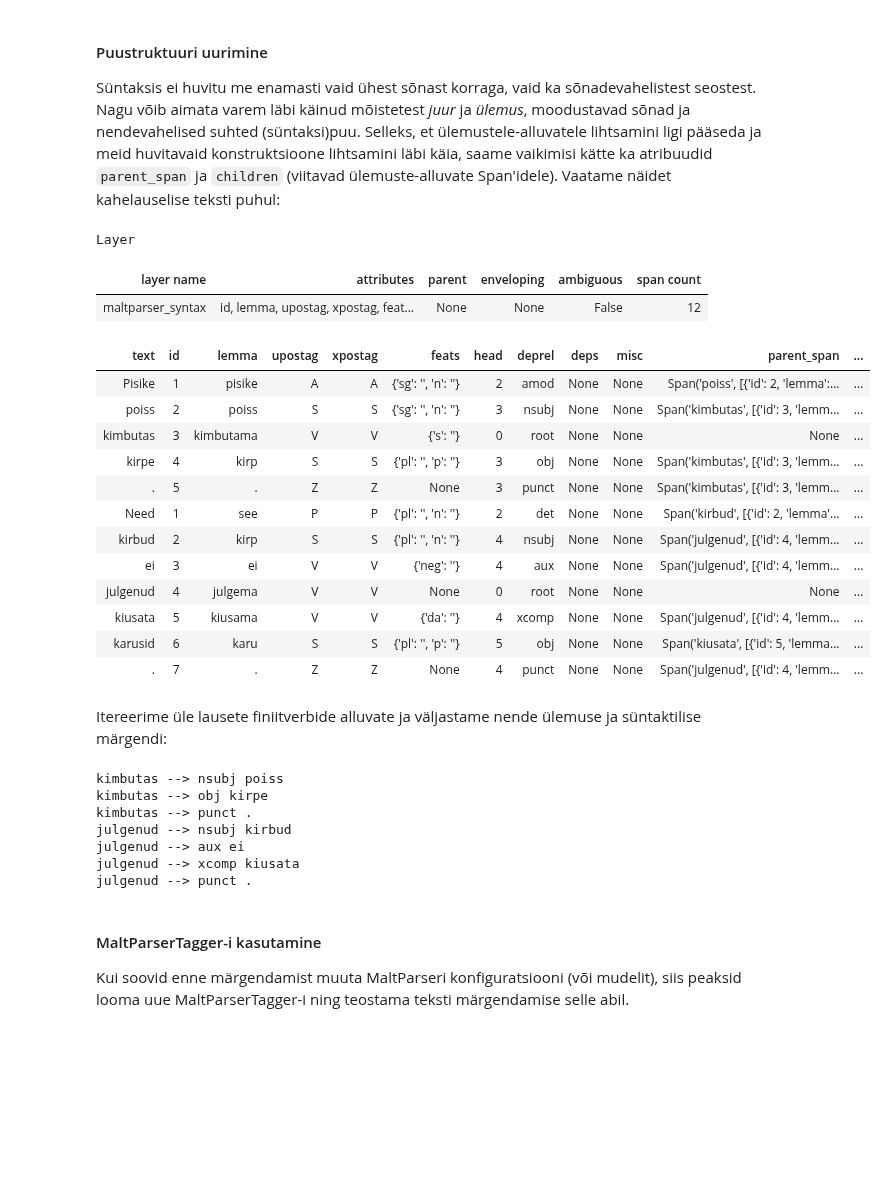
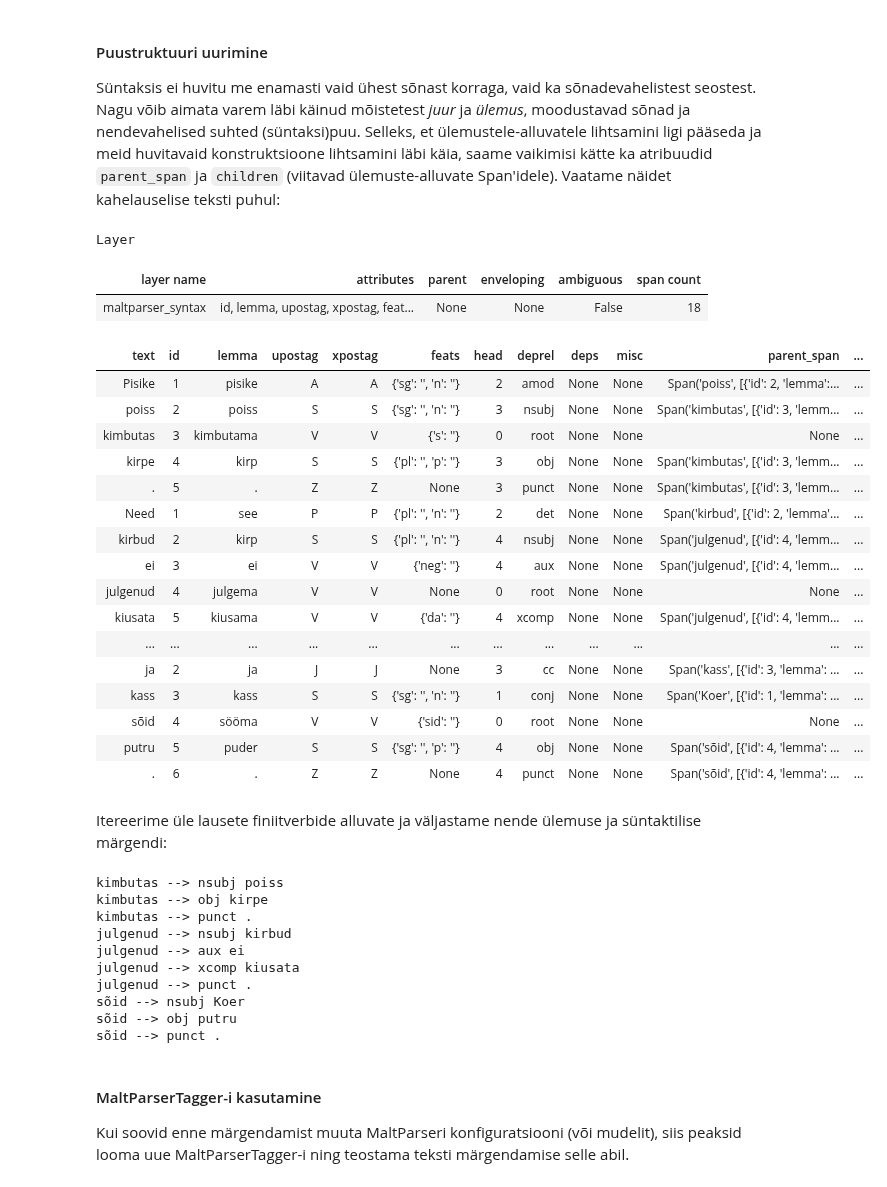
Before and after one commit to d009/EstNLP, a Jupyter notebook: Praktikum8/Praktikum_8.ipynb, the cells around one changed output. Saved outputs shown, nothing was run; the diff lists cells and outputs as text; code cells hidden in the pictures; blank space fills up the shorter version.

```diff
--- a/Praktikum8/Praktikum_8.ipynb
+++ b/Praktikum8/Praktikum_8.ipynb
@@ -72,26 +72,30 @@ MaltParseri tagastatav analüüs on ühene.
 #### Puustruktuuri uurimine
 Süntaksis ei huvitu me enamasti vaid ühest sõnast korraga, vaid ka sõnadevahelistest seostest. Nagu võib aimata varem läbi käinud mõistetest *juur* ja *ülemus*, moodustavad sõnad ja nendevahelised suhted (süntaksi)puu. Selleks, et ülemustele-alluvatele lihtsamini ligi pääseda ja meid huvitavaid konstruktsioone lihtsamini läbi käia, saame vaikimisi kätte ka atribuudid `parent_span` ja `children` (viitavad ülemuste-alluvate Span'idele). Vaatame näidet kahelauselise teksti puhul:
 # %%
-text = Text("Pisike poiss kimbutas kirpe. Need kirbud ei julgenud kiusata karusid.")
+text = Text("Pisike poiss kimbutas kirpe. Need kirbud ei julgenud kiusata karusid. Koer ja kass sõid putru.")
 text.tag_layer('maltparser_syntax')
 display(text.maltparser_syntax)
 # %% [output]
 Layer
 | layer name | attributes | parent | enveloping | ambiguous | span count |
-| maltparser_syntax | id, lemma, upostag, xpostag, feat... | None | None | False | 12 |
+| maltparser_syntax | id, lemma, upostag, xpostag, feat... | None | None | False | 18 |
 | text | id | lemma | upostag | xpostag | feats | head | deprel | deps | misc | parent_span | ... |
 | Pisike | 1 | pisike | A | A | {'sg': '', 'n': ''} | 2 | amod | None | None | Span('poiss', [{'id': 2, 'lemma':... | ... |
 | poiss | 2 | poiss | S | S | {'sg': '', 'n': ''} | 3 | nsubj | None | None | Span('kimbutas', [{'id': 3, 'lemm... | ... |
 | kimbutas | 3 | kimbutama | V | V | {'s': ''} | 0 | root | None | None | None | ... |
 | kirpe | 4 | kirp | S | S | {'pl': '', 'p': ''} | 3 | obj | None | None | Span('kimbutas', [{'id': 3, 'lemm... | ... |
 | . | 5 | . | Z | Z | None | 3 | punct | None | None | Span('kimbutas', [{'id': 3, 'lemm... | ... |
 | Need | 1 | see | P | P | {'pl': '', 'n': ''} | 2 | det | None | None | Span('kirbud', [{'id': 2, 'lemma'... | ... |
 | kirbud | 2 | kirp | S | S | {'pl': '', 'n': ''} | 4 | nsubj | None | None | Span('julgenud', [{'id': 4, 'lemm... | ... |
 | ei | 3 | ei | V | V | {'neg': ''} | 4 | aux | None | None | Span('julgenud', [{'id': 4, 'lemm... | ... |
 | julgenud | 4 | julgema | V | V | None | 0 | root | None | None | None | ... |
 | kiusata | 5 | kiusama | V | V | {'da': ''} | 4 | xcomp | None | None | Span('julgenud', [{'id': 4, 'lemm... | ... |
-| karusid | 6 | karu | S | S | {'pl': '', 'p': ''} | 5 | obj | None | None | Span('kiusata', [{'id': 5, 'lemma... | ... |
-| . | 7 | . | Z | Z | None | 4 | punct | None | None | Span('julgenud', [{'id': 4, 'lemm... | ... |
+| ... | ... | ... | ... | ... | ... | ... | ... | ... | ... | ... | ... |
+| ja | 2 | ja | J | J | None | 3 | cc | None | None | Span('kass', [{'id': 3, 'lemma': ... | ... |
+| kass | 3 | kass | S | S | {'sg': '', 'n': ''} | 1 | conj | None | None | Span('Koer', [{'id': 1, 'lemma': ... | ... |
+| sõid | 4 | sööma | V | V | {'sid': ''} | 0 | root | None | None | None | ... |
+| putru | 5 | puder | S | S | {'sg': '', 'p': ''} | 4 | obj | None | None | Span('sõid', [{'id': 4, 'lemma': ... | ... |
+| . | 6 | . | Z | Z | None | 4 | punct | None | None | Span('sõid', [{'id': 4, 'lemma': ... | ... |
 # %% [markdown]
 Itereerime üle lausete finiitverbide alluvate ja väljastame nende ülemuse ja süntaktilise märgendi:
 # %%
@@ -107,6 +111,9 @@ julgenud --> nsubj kirbud
 julgenud --> aux ei
 julgenud --> xcomp kiusata
 julgenud --> punct .
+sõid --> nsubj Koer
+sõid --> obj putru
+sõid --> punct .
 # %% [markdown]
 #### MaltParserTagger-i kasutamine
 
```
Also changed, not shown: parts of 5 cells of this notebook, 1 other file.
